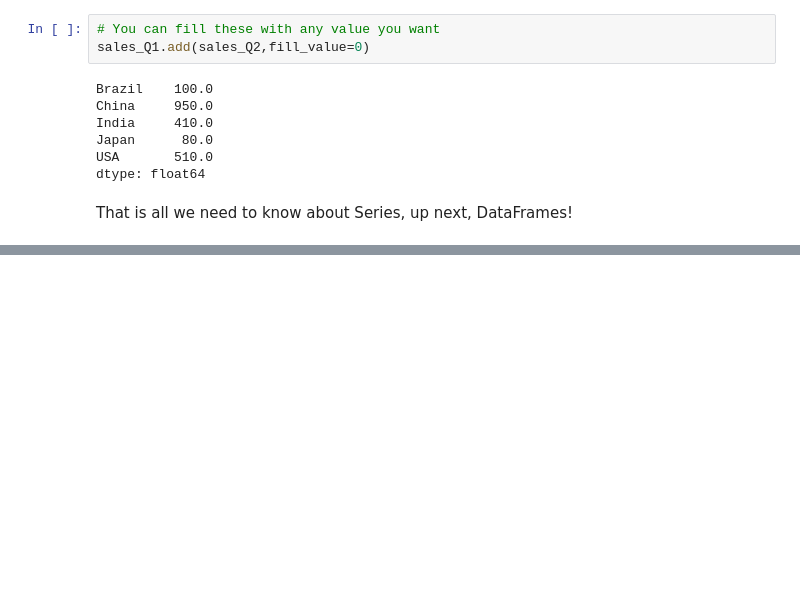
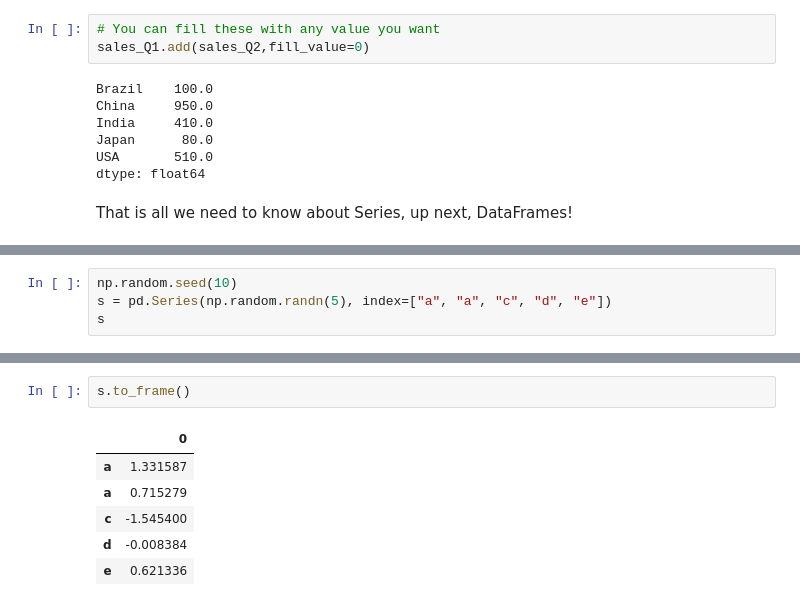
Before and after one commit to UnlimitedV/Learning_ML, a Jupyter notebook: pandas/00-Series.ipynb, the cells around one changed output, grey strips where cells are left out. Saved outputs shown, nothing was run; the diff lists cells and outputs as text; blank space fills up the shorter version.

Commit message:
Series Extra

```diff
--- a/pandas/00-Series.ipynb
+++ b/pandas/00-Series.ipynb
@@ -181,0 +184,4 @@ That is all we need to know about Series, up next, DataFrames!
+# %%
+np.random.seed(10)
+s = pd.Series(np.random.randn(5), index=["a", "a", "c", "d", "e"])
+s
@@ -181,0 +238,9 @@ That is all we need to know about Series, up next, DataFrames!
+# %%
+s.to_frame()
+# %% [output]
+|  | 0 |
+| a | 1.331587 |
+| a | 0.715279 |
+| c | -1.545400 |
+| d | -0.008384 |
+| e | 0.621336 |
```
Also changed, not shown: parts of 20 cells of this notebook.
